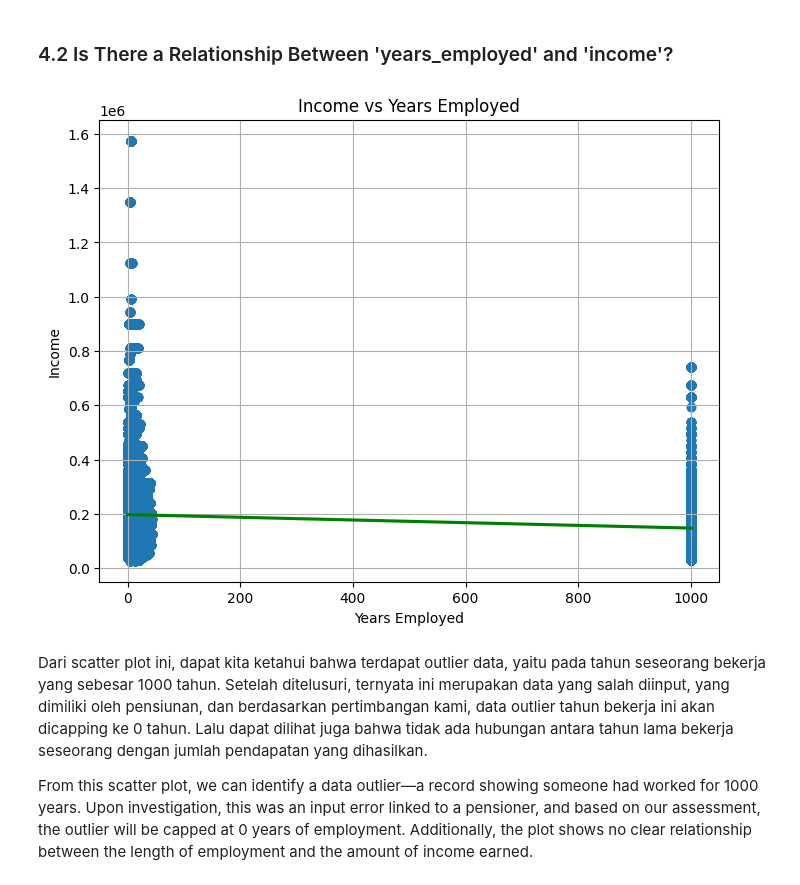
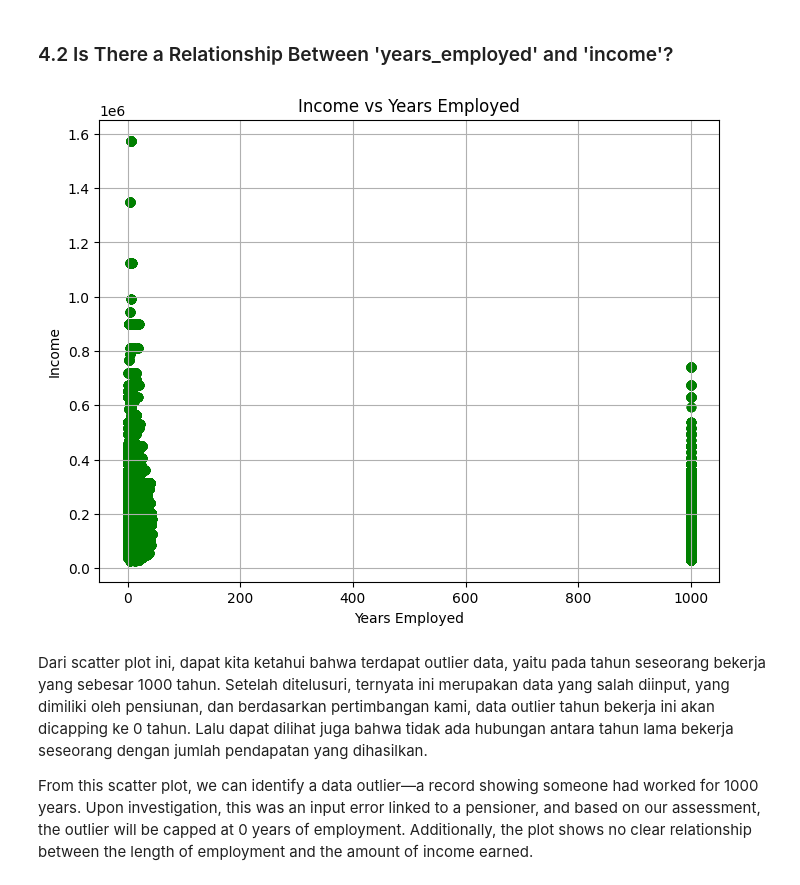
Before and after one commit to yonathanggraiwan/p2-final-project-ftds-028-hck-group-001, a Jupyter notebook: EDA.ipynb, the cells around one changed output. Drawn from its saved outputs; the diff is of its cells as text; code cells hidden in the pictures.

```diff
--- a/EDA.ipynb
+++ b/EDA.ipynb
@@ -22,7 +22,7 @@ warnings.filterwarnings('ignore')
 # %% [markdown]
 ## Importing Dataset
 # %%
-data = pd.read_csv("dataset\P2_FinPro_Final_Record.csv")
+data = pd.read_csv("dataset/P2_FinPro_Final_Record.csv")
 # %%
 data.head(10)
 # %% [output]
@@ -601,20 +601,21 @@ Someone who is “working” has the highest number of credit applications, tota
 # %% [markdown]
 ### 4.2 Is There a Relationship Between 'years_employed' and 'income'?
 # %%
-# Convert days_employed to years as a standalone object
-# years_employed = data['days_employed'].abs() / 365
-
 plt.figure(figsize=(8, 6))
-sns.regplot(data=data, x=abs(data['days_employed'] / 365),
-            y='income',
-            scatter_kws={'alpha':0.5},
-            line_kws={'color':'green'})
+sns.regplot(
+    data=data,
+    x=abs(data['days_employed'] / 365),
+    y='income',
+    fit_reg=False,  # Matikan garis regresi
+    scatter_kws={'color': 'green'}  # Ubah warna titik jadi hijau
+)
 plt.title('Income vs Years Employed')
 plt.xlabel('Years Employed')
 plt.ylabel('Income')
 plt.grid(True)
+plt.show()
 # %% [output]
-[figure, old version]
+[figure, new version]
 # %% [markdown]
 Dari scatter plot ini, dapat kita ketahui bahwa terdapat outlier data, yaitu pada tahun seseorang bekerja yang sebesar 1000 tahun. Setelah ditelusuri, ternyata ini merupakan data yang salah diinput, yang dimiliki oleh pensiunan, dan berdasarkan pertimbangan kami, data outlier tahun bekerja ini akan dicapping ke 0 tahun. Lalu dapat dilihat juga bahwa tidak ada hubungan antara tahun lama bekerja seseorang dengan jumlah pendapatan yang dihasilkan.
 
```
Also changed, not shown: parts of 2 cells of this notebook.
